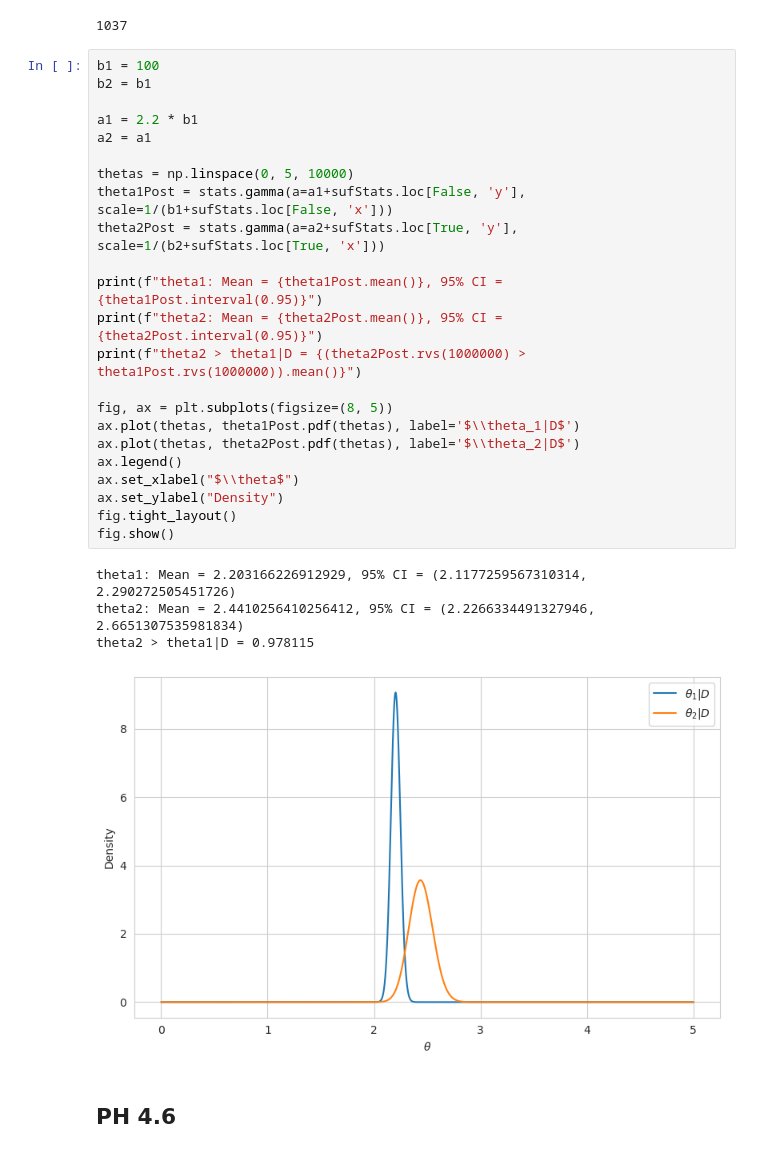
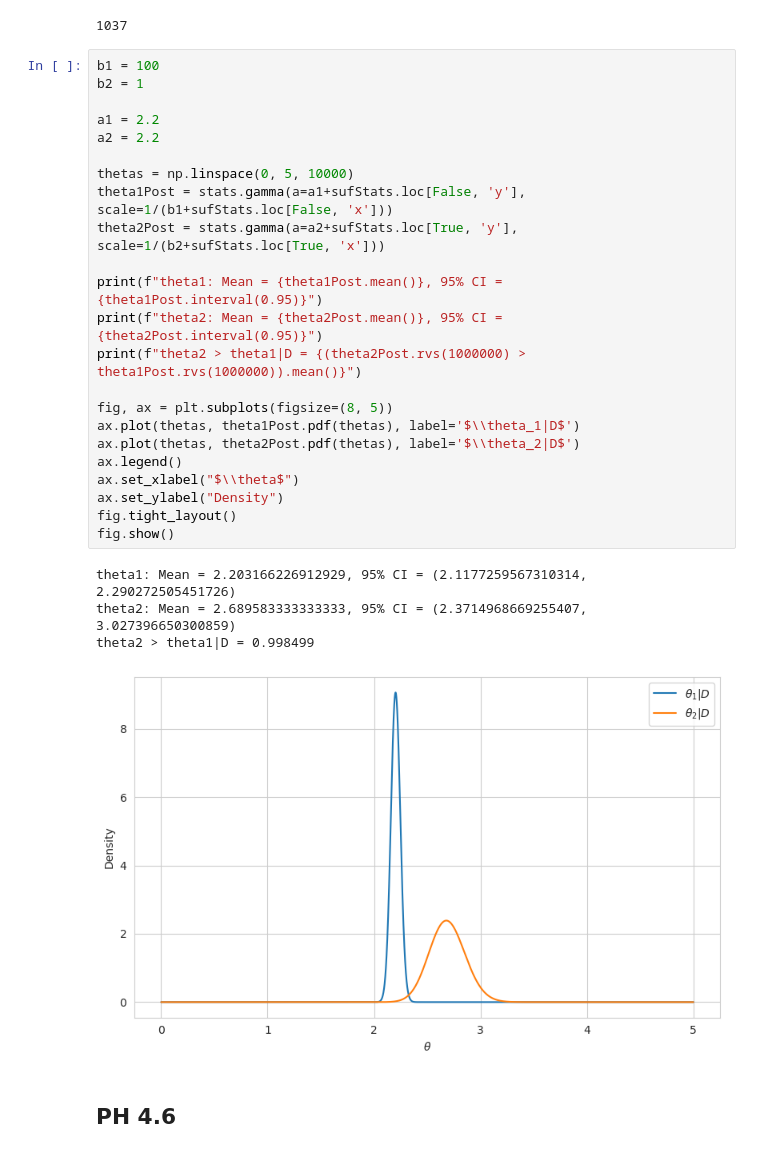
Before and after one commit to WHITSNAK/sta_602, a Jupyter notebook: hw5/hw5.ipynb, the cells around one changed output. Saved outputs shown, nothing was run; the diff lists cells and outputs as text.

```diff
--- a/hw5/hw5.ipynb
+++ b/hw5/hw5.ipynb
@@ -271,32 +271,32 @@ sufStats.loc[False, 'x']
 1037
 # %%
 b1 = 100
-b2 = b1
+b2 = 1
 
-a1 = 2.2 * b1
-a2 = a1
+a1 = 2.2
+a2 = 2.2
 
 thetas = np.linspace(0, 5, 10000)
 theta1Post = stats.gamma(a=a1+sufStats.loc[False, 'y'], scale=1/(b1+sufStats.loc[False, 'x']))
 theta2Post = stats.gamma(a=a2+sufStats.loc[True, 'y'], scale=1/(b2+sufStats.loc[True, 'x']))
 
 print(f"theta1: Mean = {theta1Post.mean()}, 95% CI = {theta1Post.interval(0.95)}")
 print(f"theta2: Mean = {theta2Post.mean()}, 95% CI = {theta2Post.interval(0.95)}")
 print(f"theta2 > theta1|D = {(theta2Post.rvs(1000000) > theta1Post.rvs(1000000)).mean()}")
 
 fig, ax = plt.subplots(figsize=(8, 5))
 ax.plot(thetas, theta1Post.pdf(thetas), label='$\\theta_1|D$')
 ax.plot(thetas, theta2Post.pdf(thetas), label='$\\theta_2|D$')
 ax.legend()
 ax.set_xlabel("$\\theta$")
 ax.set_ylabel("Density")
 fig.tight_layout()
 fig.show()
 # %% [output]
 theta1: Mean = 2.203166226912929, 95% CI = (2.1177259567310314, 2.290272505451726)
-theta2: Mean = 2.4410256410256412, 95% CI = (2.2266334491327946, 2.6651307535981834)
-theta2 > theta1|D = 0.978115
+theta2: Mean = 2.689583333333333, 95% CI = (2.3714968669255407, 3.027396650300859)
+theta2 > theta1|D = 0.998499
-[figure, old version]
+[figure, new version]
 # %% [markdown]
 ## PH 4.6
 # %%
```
Also changed, not shown: 2 other files.
